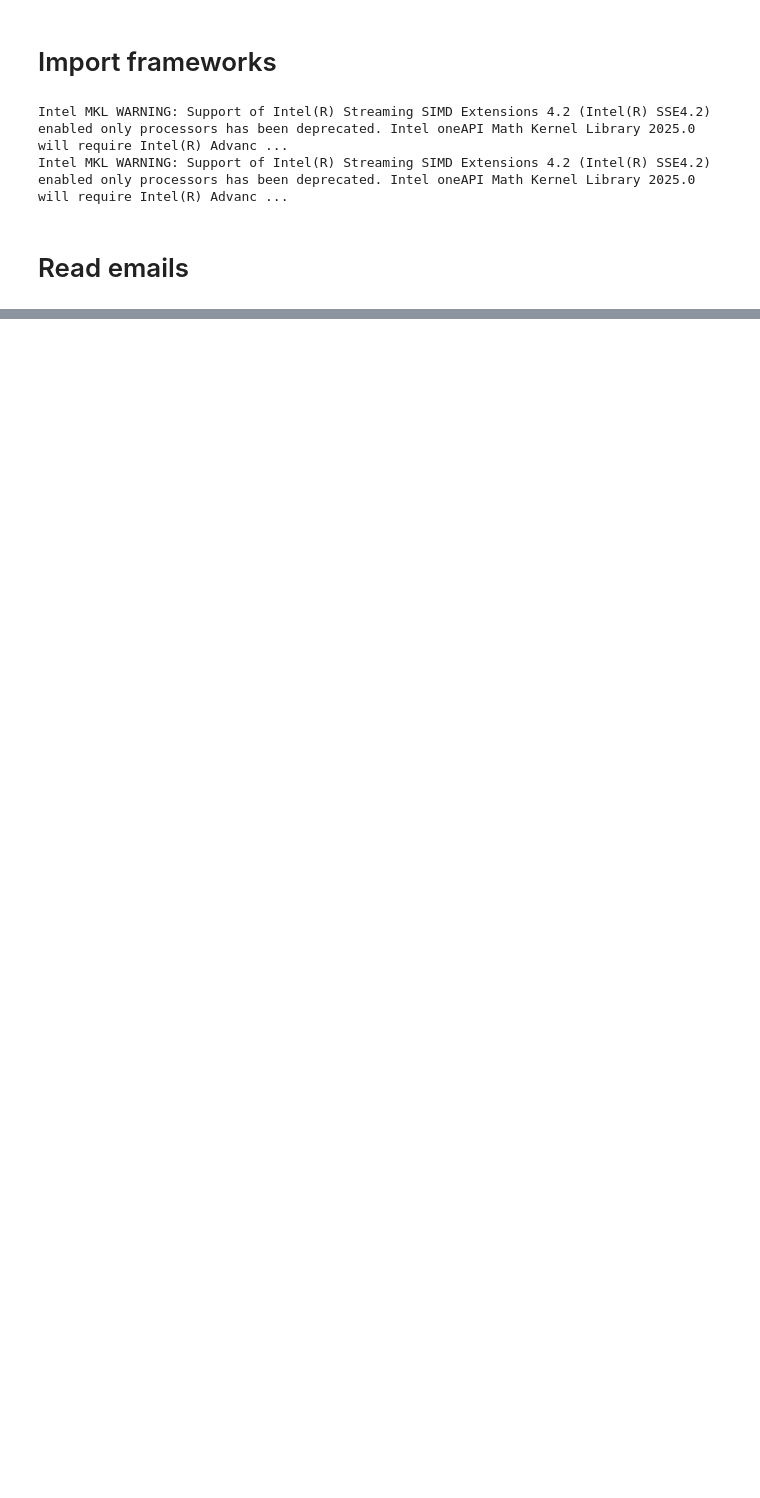
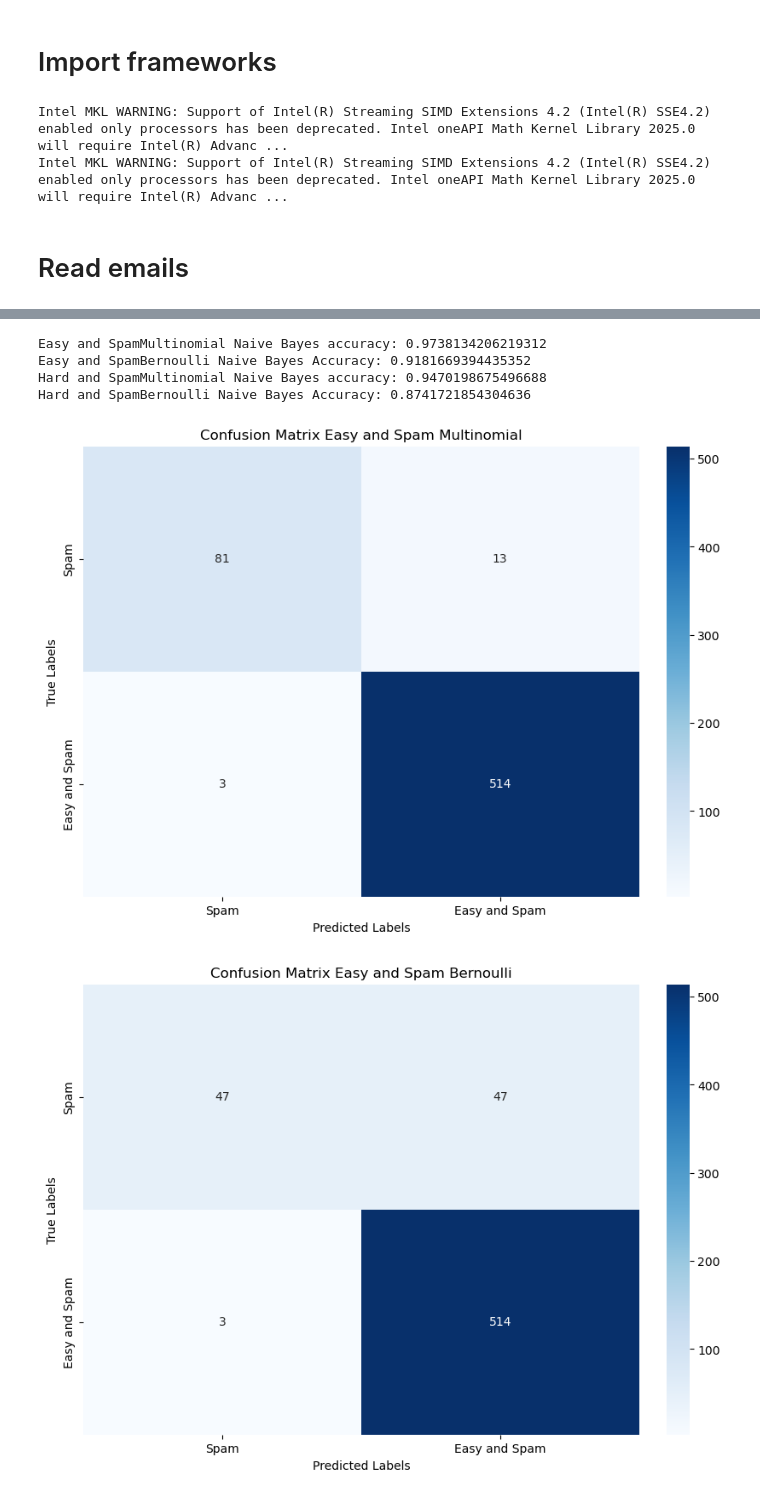
Before and after one commit to olabratt/DIT407, a Jupyter notebook: Assignment3/ola/assignment3.ipynb, the cells around one changed output, grey strips where cells are left out. Saved outputs shown, nothing was run; the diff lists cells and outputs as text; code cells hidden in the pictures; blank space fills up the shorter version.

Commit message:
refactor and add hard spam classification

```diff
--- a/Assignment3/ola/assignment3.ipynb
+++ b/Assignment3/ola/assignment3.ipynb
@@ -43,0 +56,28 @@ def parse_tar_bz2(file_path):
+# %%
+def classify_email(emails, labels, title):
+
+    vectorizer = CountVectorizer()
+
+    # Fit CountVectorizer object to email data and
+    # Transform email data into a matrix of token counts
+    email_matrix = vectorizer.fit_transform(emails)
+    # Split data into training and test sets, with 20% of data reserved for testing
+    X_train, X_test, y_train, y_test = train_test_split(email_matrix, labels, test_size=0.2)
+
+    # Train classifier (Multinomial Naive Bayes and Bernoulli Naive Bayes)
+    classifierMNB = MultinomialNB()
+    classifierBNB = BernoulliNB()
+    classifierMNB.fit(X_train, y_train)
+    classifierBNB.fit(X_train, y_train)
+
+    # Evaluate the classifier
+    y_predMNB = classifierMNB.predict(X_test)
+    y_predBNB = classifierBNB.predict(X_test)
+    accuracyMNB = accuracy_score(y_test, y_predMNB)
+    accuracyBNB = accuracy_score(y_test, y_predBNB)
+
+    print(title + "Multinomial Naive Bayes accuracy:", accuracyMNB)
+    print(title + "Bernoulli Naive Bayes Accuracy:", accuracyBNB)
+
+    make_confusion_matrix(y_test, y_predMNB, title, "Multinomial")
+    make_confusion_matrix(y_test, y_predBNB, title, "Bernoulli")
@@ -44,8 +86,23 @@ def parse_tar_bz2(file_path):
 # %%
 file_path_easy_ham = "../20021010_easy_ham.tar.bz2"
 emails_easy_ham = parse_tar_bz2(file_path_easy_ham)
+file_path_hard_ham = "../20021010_hard_ham.tar.bz2"
+emails_hard_ham = parse_tar_bz2(file_path_hard_ham)
 file_path_spam = "../20021010_spam.tar.bz2"
 emails_spam = parse_tar_bz2(file_path_spam)
 
-labels = [1] * len(emails_easy_ham) + [0] * len(emails_spam)
-emails = emails_easy_ham + emails_spam
+labels_easy_and_spam = [1] * len(emails_easy_ham) + [0] * len(emails_spam)
+emails_easy_and_spam = emails_easy_ham + emails_spam
+
+labels_hard_and_spam = [1] * len(emails_hard_ham) + [0] * len(emails_spam)
+emails_hard_and_spam = emails_hard_ham + emails_spam
+
+classify_email(emails_easy_and_spam, labels_easy_and_spam, "Easy and Spam")
+classify_email(emails_hard_and_spam, labels_hard_and_spam, "Hard and Spam")
+# %% [output]
+Easy and SpamMultinomial Naive Bayes accuracy: 0.9738134206219312
+Easy and SpamBernoulli Naive Bayes Accuracy: 0.9181669394435352
+Hard and SpamMultinomial Naive Bayes accuracy: 0.9470198675496688
+Hard and SpamBernoulli Naive Bayes Accuracy: 0.8741721854304636
+[figure, added]
+[figure, added]
```
Also changed, not shown: parts of 9 cells of this notebook.
